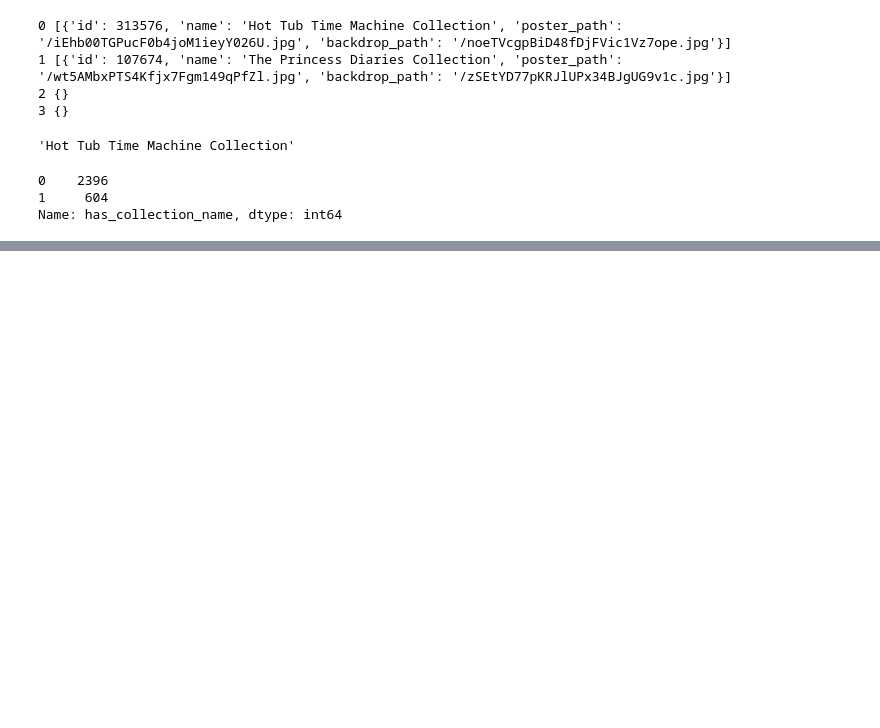
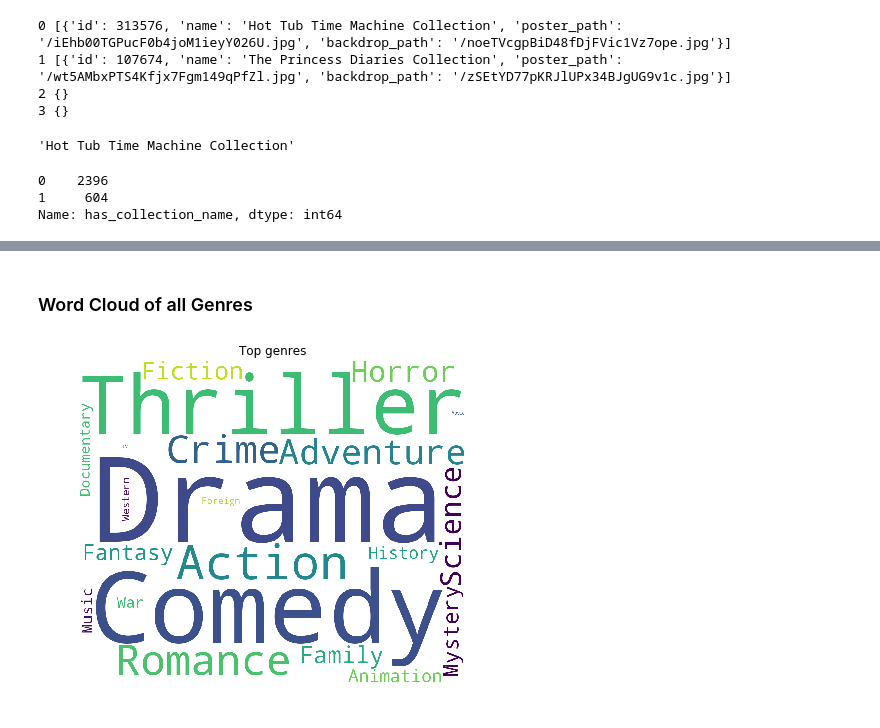
Before and after one commit to Deepesh87/TMDB-Box-Office-Prediction, a Jupyter notebook: Box_Office.ipynb, the cells around one changed output, grey strips where cells are left out. Cells and saved outputs as stored; diff of their text form; code cells hidden in the pictures; blank space fills up the shorter version.

Commit message:
completed genre variable

```diff
--- a/Box_Office.ipynb
+++ b/Box_Office.ipynb
@@ -103,0 +110,3 @@ test.drop('belongs_to_collection',axis=1,inplace=True)
+# %%
+for i, e in enumerate(train['genres'][:5]):#lets extract the name from here
+    print(i, e)
@@ -103,0 +119,6 @@ test.drop('belongs_to_collection',axis=1,inplace=True)
+# %%
+train['genres']=train['genres'].apply(lambda x: [i['name'] for i in x] if x!={} else [])
+train['genre_count']=train['genres'].apply(lambda x: len(x) if x!={} else 0)
+#test
+test['genres']=test['genres'].apply(lambda x: [i['name'] for i in x] if x!={} else [])
+test['genre_count']=test['genres'].apply(lambda x: len(x) if x!={} else 0)
@@ -103,0 +137,15 @@ test.drop('belongs_to_collection',axis=1,inplace=True)
+# %% [markdown]
+### Word Cloud of all Genres
+# %%
+list_of_genres=[i for i in train['genres']]
+# %%
+plt.figure(figsize = (10, 6))
+text = ' '.join([i for j in list_of_genres for i in j])
+wordcloud = WordCloud(max_font_size=None, background_color='white', collocations=False,
+                      width=1200, height=1000).generate(text)
+plt.imshow(wordcloud)
+plt.title('Top genres')
+plt.axis("off")
+plt.show()
+# %% [output]
+[figure, added]
```
Also changed, not shown: parts of 15 cells of this notebook, 1 other file.
